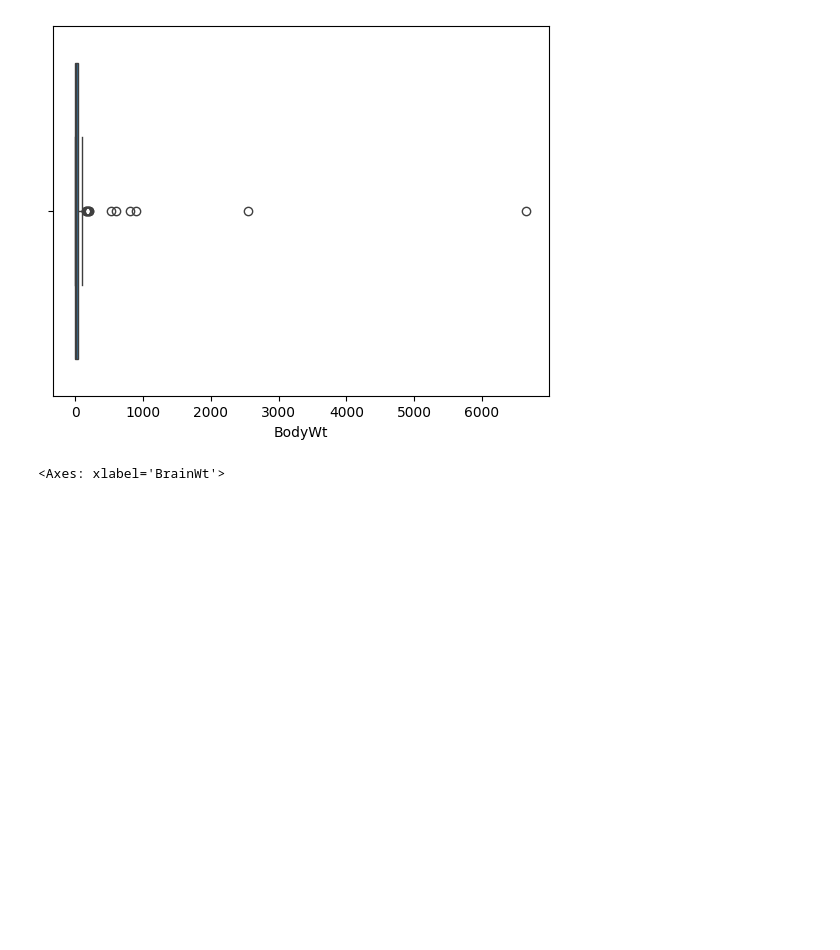
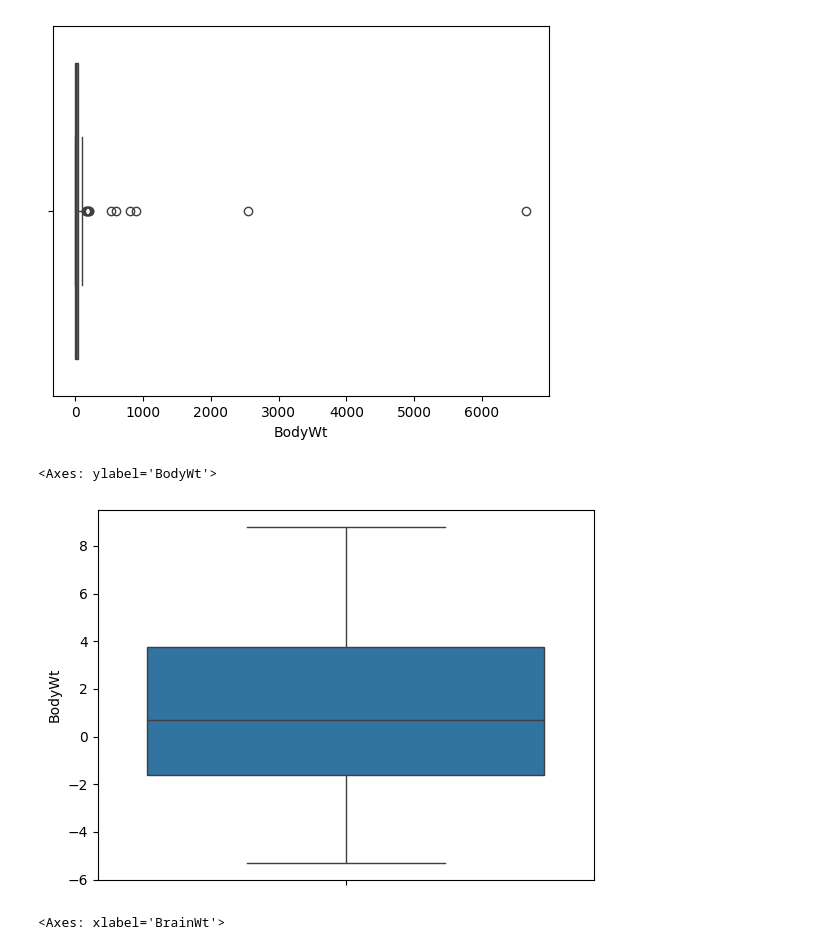
Before and after one commit to Yw0991/ML-Project, a Jupyter notebook: Code/EDA.ipynb, the cells around one changed output. Saved outputs shown, nothing was run; the diff lists cells and outputs as text; code cells hidden in the pictures; blank space fills up the shorter version.

```diff
--- a/Code/EDA.ipynb
+++ b/Code/EDA.ipynb
@@ -150,6 +177,13 @@ sns.boxplot(df,x="BodyWt")
 # %% [output]
 <Axes: xlabel='BodyWt'>
 [figure]
+# %%
+sns.boxplot(np.log(df.BodyWt))
+# with a logarithm scale
+# better, we can use this
+# %% [output]
+<Axes: ylabel='BodyWt'>
+[figure, added]
 # %%
 sns.boxplot(df,x="BrainWt")
 # Some outliers also
```
Also changed, not shown: parts of 18 cells of this notebook.
